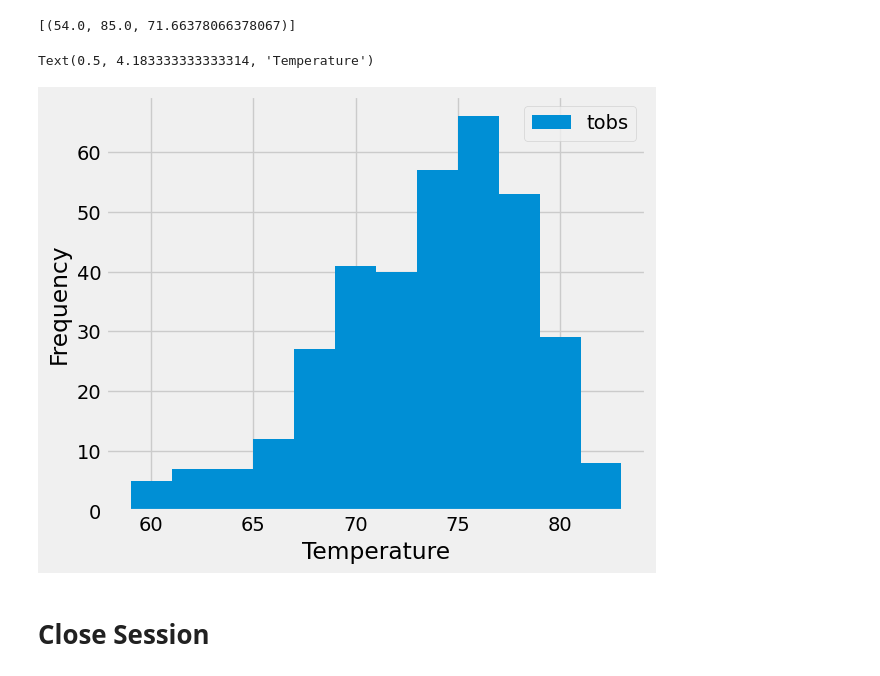
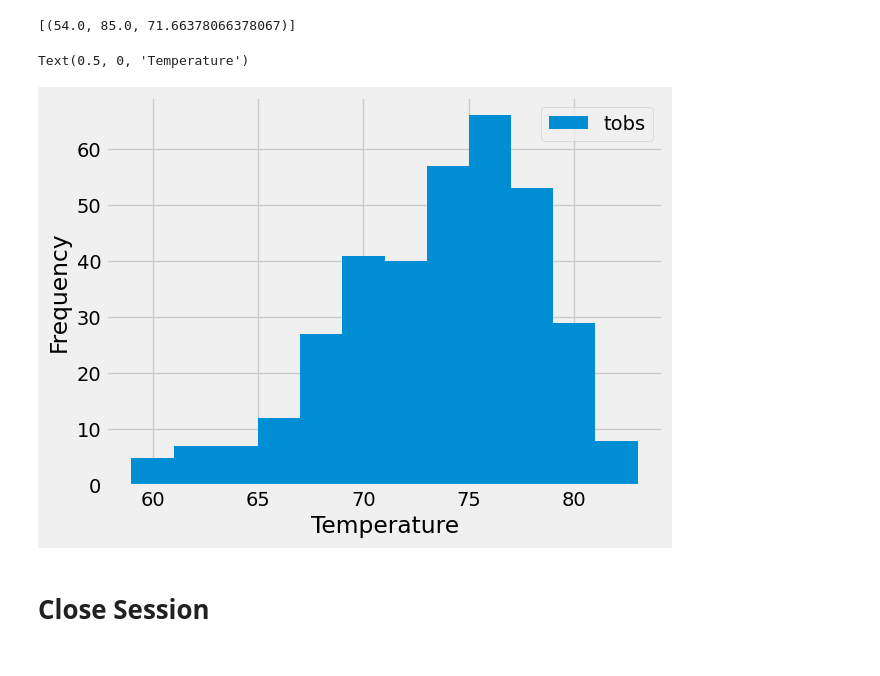
Before and after one commit to lilianaperezdiaz/sqlalchemy-challenge, a Jupyter notebook: SurfsUp/climate_starter.ipynb, the cells around one changed output. Cells and saved outputs as stored; diff of their text form; code cells hidden in the pictures.

```diff
--- a/SurfsUp/climate_starter.ipynb
+++ b/SurfsUp/climate_starter.ipynb
@@ -122,9 +134,16 @@ TypeError: 'value' must be an instance of str or bytes, not a sqlalchemy.engine.
 # %%
 # Using the most active station id
 # Query the last 12 months of temperature observation data for this station and plot the results as a histogram
+temp = session.query(measurement.tobs).\
+    filter(measurement.date >= one_year).\
+    filter(measurement.station == 'USC00519281').all()
+temp_data = pd.DataFrame(temp)
+temp_data.plot.hist(bins=12)
+plt.ylabel('Frequency')
+plt.xlabel('Temperature')
 # %% [output]
-Text(0.5, 4.183333333333314, 'Temperature')
+Text(0.5, 0, 'Temperature')
-[figure, old version]
+[figure, new version]
 # %% [markdown]
 # Close Session
 # %%
```
Also changed, not shown: parts of 9 cells of this notebook.
